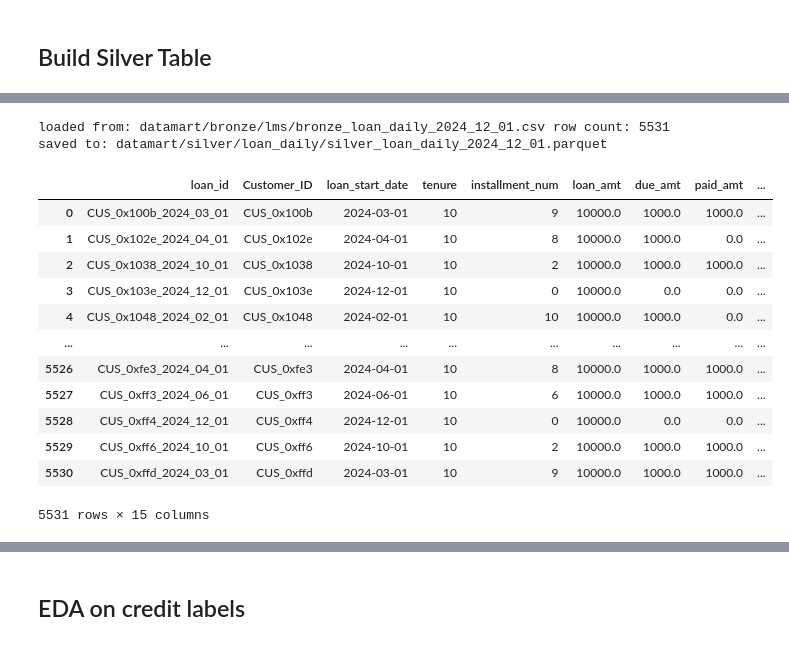
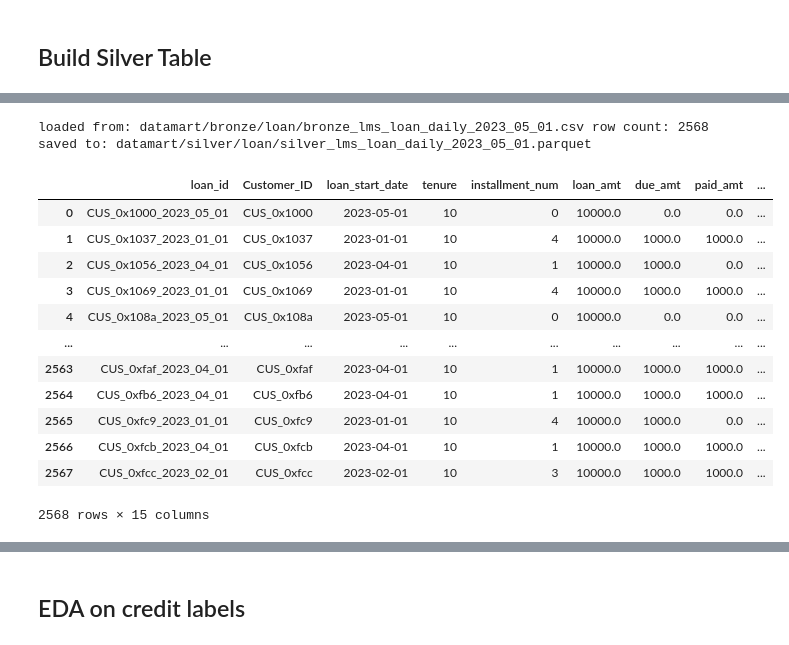
Before and after one commit to haunk/MITB_MLE_2026, a Jupyter notebook: assignment_1/data_processing_main.ipynb, the cells around one changed output, grey strips where cells are left out. Drawn from its saved outputs; the diff is of its cells as text; code cells hidden in the pictures.

Commit message:
done bronze and silver layers

```diff
--- a/assignment_1/data_processing_main.ipynb
+++ b/assignment_1/data_processing_main.ipynb
@@ -89,8 +100,13 @@ dates_str_lst
 ## Build Bronze Table
 # %%
 # create bronze datalake
-bronze_lms_directory = "datamart/bronze/lms/"
+bronze_loan_directory = "datamart/bronze/loan/"
+bronze_clickstream_directory = "datamart/bronze/clickstream/"
+bronze_attributes_directory = "datamart/bronze/attributes/"
+bronze_financials_directory = "datamart/bronze/financials/"
 
-if not os.path.exists(bronze_lms_directory):
-    os.makedirs(bronze_lms_directory)
+for d in [bronze_loan_directory, bronze_clickstream_directory,
+          bronze_attributes_directory, bronze_financials_directory]:
+    if not os.path.exists(d):
+        os.makedirs(d)
 # %%
@@ -150,0 +186,11 @@ saved to: datamart/silver/loan_daily/silver_loan_daily_2024_12_01.parquet
+# %%
+# Run Silver backfill for separated files. Here is Silver loan table.
+
+silver_loan_directory = "datamart/silver/loan/"
+if not os.path.exists(silver_loan_directory):
+    os.makedirs(silver_loan_directory)
+
+for date_str in dates_str_lst:
+    utils.data_processing_silver_loan.process_silver_loan(
+        date_str, bronze_loan_directory, silver_loan_directory, spark
+    )
@@ -151,18 +215,20 @@ saved to: datamart/silver/loan_daily/silver_loan_daily_2024_12_01.parquet
 # %%
-utils.data_processing_silver_table.process_silver_table(date_str, bronze_lms_directory, silver_loan_daily_directory, spark).toPandas()
+# Check Silver loan
+date_str = "2023-05-01"
+utils.data_processing_silver_loan.process_silver_loan(date_str, bronze_loan_directory, silver_loan_directory, spark).toPandas()
 # %% [output]
-loaded from: datamart/bronze/lms/bronze_loan_daily_2024_12_01.csv row count: 5531
-saved to: datamart/silver/loan_daily/silver_loan_daily_2024_12_01.parquet
+loaded from: datamart/bronze/loan/bronze_lms_loan_daily_2023_05_01.csv row count: 2568
+saved to: datamart/silver/loan/silver_lms_loan_daily_2023_05_01.parquet
 |  | loan_id | Customer_ID | loan_start_date | tenure | installment_num | loan_amt | due_amt | paid_amt | ... |
-| 0 | CUS_0x100b_2024_03_01 | CUS_0x100b | 2024-03-01 | 10 | 9 | 10000.0 | 1000.0 | 1000.0 | ... |
-| 1 | CUS_0x102e_2024_04_01 | CUS_0x102e | 2024-04-01 | 10 | 8 | 10000.0 | 1000.0 | 0.0 | ... |
-| 2 | CUS_0x1038_2024_10_01 | CUS_0x1038 | 2024-10-01 | 10 | 2 | 10000.0 | 1000.0 | 1000.0 | ... |
-| 3 | CUS_0x103e_2024_12_01 | CUS_0x103e | 2024-12-01 | 10 | 0 | 10000.0 | 0.0 | 0.0 | ... |
-| 4 | CUS_0x1048_2024_02_01 | CUS_0x1048 | 2024-02-01 | 10 | 10 | 10000.0 | 1000.0 | 0.0 | ... |
+| 0 | CUS_0x1000_2023_05_01 | CUS_0x1000 | 2023-05-01 | 10 | 0 | 10000.0 | 0.0 | 0.0 | ... |
+| 1 | CUS_0x1037_2023_01_01 | CUS_0x1037 | 2023-01-01 | 10 | 4 | 10000.0 | 1000.0 | 1000.0 | ... |
+| 2 | CUS_0x1056_2023_04_01 | CUS_0x1056 | 2023-04-01 | 10 | 1 | 10000.0 | 1000.0 | 0.0 | ... |
+| 3 | CUS_0x1069_2023_01_01 | CUS_0x1069 | 2023-01-01 | 10 | 4 | 10000.0 | 1000.0 | 1000.0 | ... |
+| 4 | CUS_0x108a_2023_05_01 | CUS_0x108a | 2023-05-01 | 10 | 0 | 10000.0 | 0.0 | 0.0 | ... |
 | ... | ... | ... | ... | ... | ... | ... | ... | ... | ... |
-| 5526 | CUS_0xfe3_2024_04_01 | CUS_0xfe3 | 2024-04-01 | 10 | 8 | 10000.0 | 1000.0 | 1000.0 | ... |
-| 5527 | CUS_0xff3_2024_06_01 | CUS_0xff3 | 2024-06-01 | 10 | 6 | 10000.0 | 1000.0 | 1000.0 | ... |
-| 5528 | CUS_0xff4_2024_12_01 | CUS_0xff4 | 2024-12-01 | 10 | 0 | 10000.0 | 0.0 | 0.0 | ... |
-| 5529 | CUS_0xff6_2024_10_01 | CUS_0xff6 | 2024-10-01 | 10 | 2 | 10000.0 | 1000.0 | 1000.0 | ... |
-| 5530 | CUS_0xffd_2024_03_01 | CUS_0xffd | 2024-03-01 | 10 | 9 | 10000.0 | 1000.0 | 1000.0 | ... |
+| 2563 | CUS_0xfaf_2023_04_01 | CUS_0xfaf | 2023-04-01 | 10 | 1 | 10000.0 | 1000.0 | 1000.0 | ... |
+| 2564 | CUS_0xfb6_2023_04_01 | CUS_0xfb6 | 2023-04-01 | 10 | 1 | 10000.0 | 1000.0 | 1000.0 | ... |
+| 2565 | CUS_0xfc9_2023_01_01 | CUS_0xfc9 | 2023-01-01 | 10 | 4 | 10000.0 | 1000.0 | 0.0 | ... |
+| 2566 | CUS_0xfcb_2023_04_01 | CUS_0xfcb | 2023-04-01 | 10 | 1 | 10000.0 | 1000.0 | 1000.0 | ... |
+| 2567 | CUS_0xfcc_2023_02_01 | CUS_0xfcc | 2023-02-01 | 10 | 3 | 10000.0 | 1000.0 | 1000.0 | ... |
-5531 rows × 15 columns
+2568 rows × 15 columns
```
Also changed, not shown: parts of 19 cells of this notebook, 7 other files.
